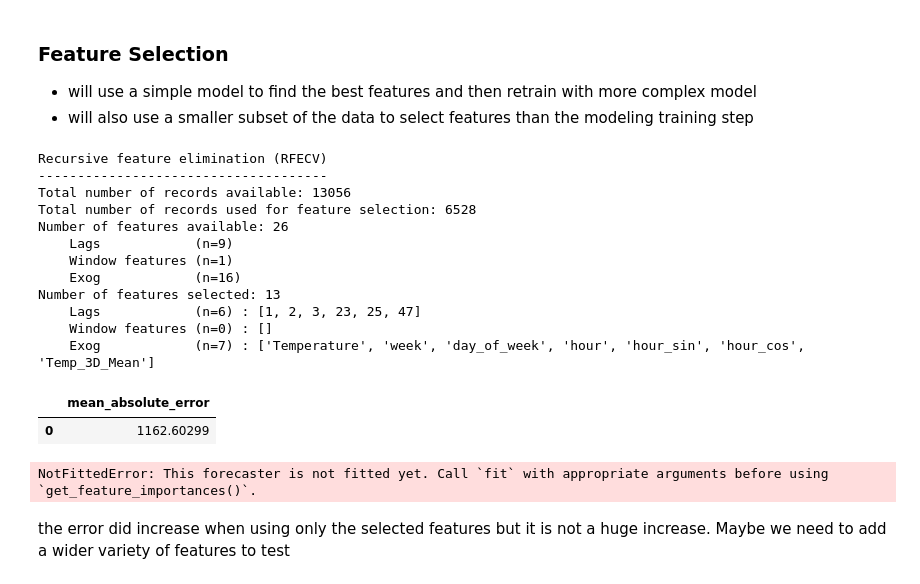
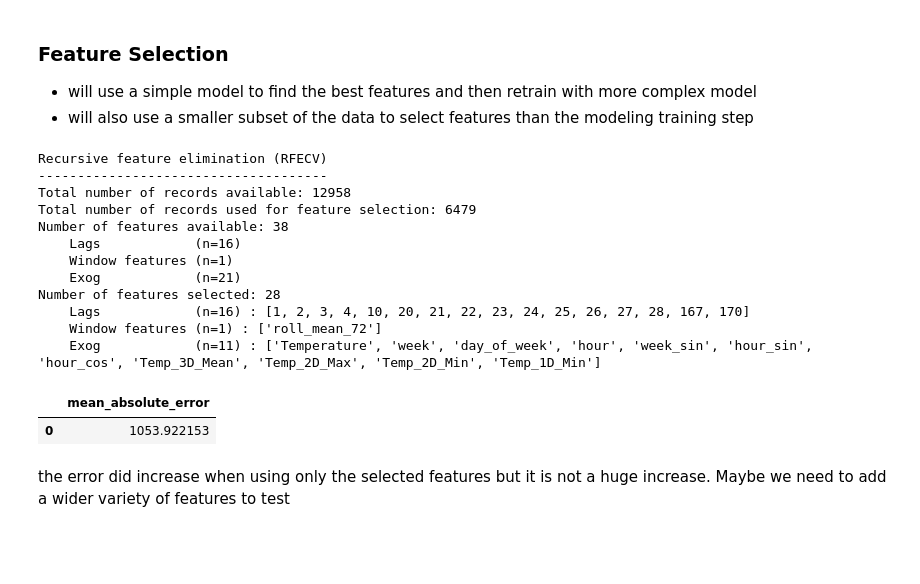
Before and after one commit to maxwellgriffith345/LoadForecast, a Jupyter notebook: notebooks/Train.ipynb, the cells around one changed output. Saved outputs shown, nothing was run; the diff lists cells and outputs as text; code cells hidden in the pictures; blank space fills up the shorter version.

Commit message:
model tuning

```diff
--- a/notebooks/Train.ipynb
+++ b/notebooks/Train.ipynb
@@ -374,6 +382,6 @@ ar_week_forecaster = ForecasterRecursive(
              )
 # %%
-ar_week_forecaster.fit(y=data.loc[:VAL_END, 'Demand'], exog =data.loc[:VAL_END, exo_vars])
+ar_week_forecaster.fit(y=data.loc[:VAL_END, 'Demand'])
 # %%
 ar_week_forecaster.get_feature_importances(sort_importance=True).head(40)
 # %% [output]
@@ -397,3 +405,7 @@ ar_week_forecaster.get_feature_importances(sort_importance=True).head(40)
 # %%
-data.Temperature.hist()
+lags_df = ar_week_forecaster.get_feature_importances(sort_importance=True).head(40)
+lags_df["lags"] = lags_df["feature"].str.strip("lag_").astype(int)
+top_lags = lags_df.lags.to_list()[:15]
+top_lags.append(24)
+top_lags
 # %% [output]
@@ -417,7 +425,7 @@ estimator = LGBMRegressor(
 
 forecaster = ForecasterRecursive(
                  estimator       = estimator,
-                 lags            = test_lags,
+                 lags            = top_lags,
                  window_features = window_features
              )
 # %%
@@ -429,7 +437,7 @@ warnings.filterwarnings("ignore", message="X does not have valid feature names.*
 selector = RFECV(
     estimator = estimator,
     step      = 1,
-    cv        = 3,
+    cv        = 5,
 )
 lags_select, window_features_select, exog_select = select_features(
     forecaster      = forecaster,
@@ -438,47 +446,41 @@ lags_select, window_features_select, exog_select = select_features(
     exog            = data_train[exo_vars],
     select_only     = None,
     force_inclusion = None,
-    subsample       = 0.5,  # Subsample to speed up the process
     random_state    = 123,
     verbose         = True,
 )
 # %% [output]
 Recursive feature elimination (RFECV)
 -------------------------------------
-Total number of records available: 13056
-Total number of records used for feature selection: 6528
-Number of features available: 26
-    Lags            (n=9)
+Total number of records available: 12958
+Total number of records used for feature selection: 6479
+Number of features available: 38
+    Lags            (n=16)
     Window features (n=1)
-    Exog            (n=16)
-Number of features selected: 13
-    Lags            (n=6) : [1, 2, 3, 23, 25, 47]
-    Window features (n=0) : []
-    Exog            (n=7) : ['Temperature', 'week', 'day_of_week', 'hour', 'hour_sin', 'hour_cos', 'Temp_3D_Mean']
+    Exog            (n=21)
+Number of features selected: 28
+    Lags            (n=16) : [1, 2, 3, 4, 10, 20, 21, 22, 23, 24, 25, 26, 27, 28, 167, 170]
+    Window features (n=1) : ['roll_mean_72']
+    Exog            (n=11) : ['Temperature', 'week', 'day_of_week', 'hour', 'week_sin', 'hour_sin', 'hour_cos', 'Temp_3D_Mean', 'Temp_2D_Max', 'Temp_2D_Min', 'Temp_1D_Min']
 # %%
 #retrain the model and cross validate
 # Create a forecaster with the selected features
 forecaster = ForecasterRecursive(
                 estimator       = LGBMRegressor(random_state=15926, verbose=-1),
-                lags            = lags_select,
+                lags            = lags_select
              )
 # Backtesting model with exogenous variables on test data
 metric, predictions = backtesting_forecaster(
                             forecaster = forecaster,
                             y          = data['Demand'],
                             exog       = data[exog_select],
                             cv         = cv,
                             metric     = 'mean_absolute_error'
                       )
 metric
 # %% [output]
 |  | mean_absolute_error |
-| 0 | 1162.60299 |
+| 0 | 1053.922153 |
-# %%
-#pull the feature importance of a fitted model before feature selection
-forecaster.get_feature_importances(sort_importance=True)
-# %% [output]
-NotFittedError: This forecaster is not fitted yet. Call `fit` with appropriate arguments before using `get_feature_importances()`.
 # %% [markdown]
 the error did increase when using only the selected features but it is not a huge increase. Maybe we need to add a wider variety of features to test
 # %% [markdown]
```
Also changed, not shown: parts of 16 cells of this notebook, 1 other file.
